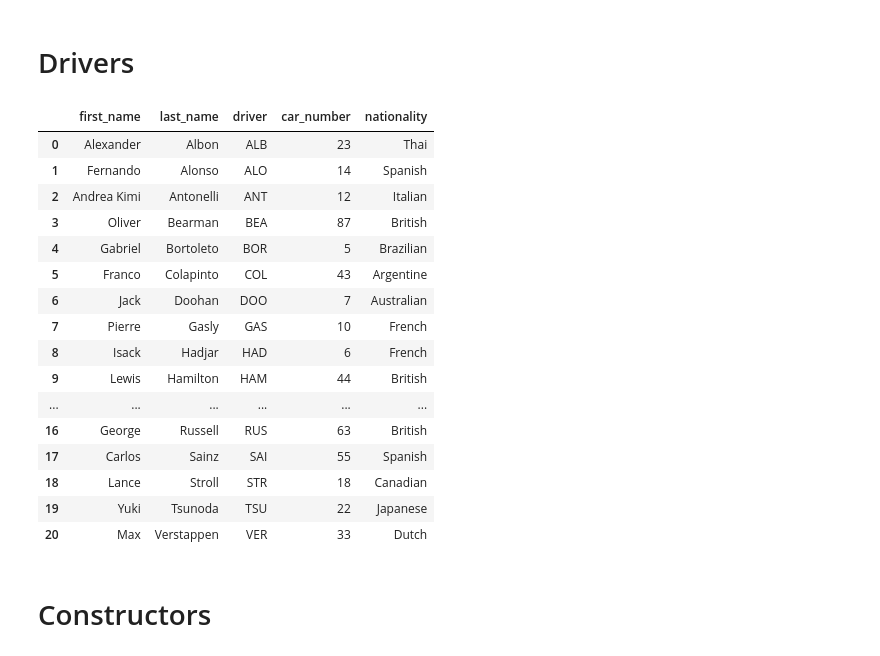
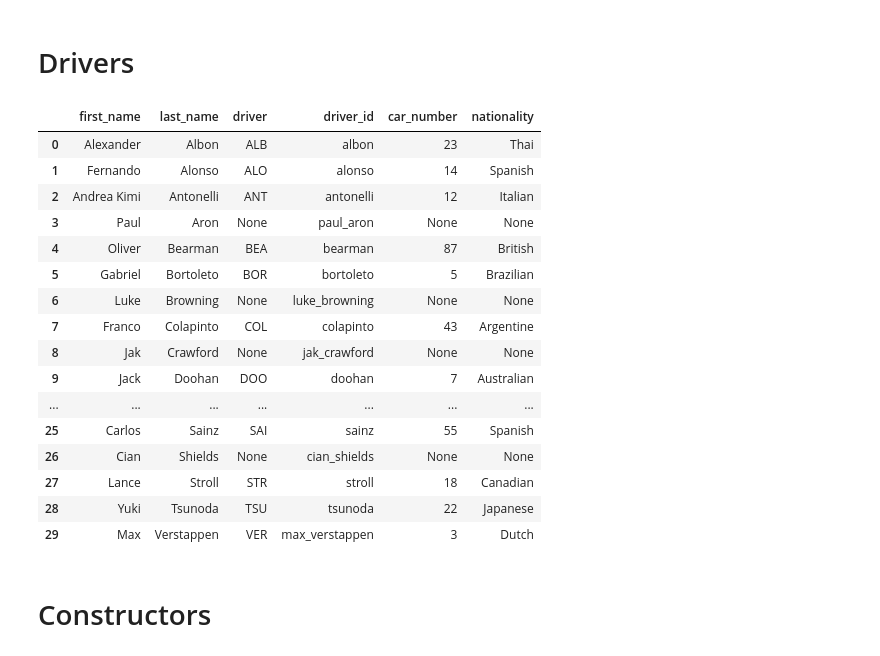
Before and after one commit to JohnAzizJA/F1-Fantasy-Prediction, a Jupyter notebook: notebooks/F1.ipynb, the cells around one changed output. Saved outputs shown, nothing was run; the diff lists cells and outputs as text; code cells hidden in the pictures.

```diff
--- a/notebooks/F1.ipynb
+++ b/notebooks/F1.ipynb
@@ -14,40 +14,41 @@ session_type = 'R'
 # %%
 url = f"{base_url}/{season}/drivers.json"
 response = requests.get(url)
 data = response.json()
 
 drivers = data['MRData']['DriverTable']['Drivers']
 
 rows = []
 for driver in drivers:
     rows.append({
-        "first_name": driver["givenName"],
-        "last_name": driver["familyName"],
-        "driver": driver["code"],
-        "car_number": driver["permanentNumber"],
-        "nationality": driver["nationality"]
+        "first_name": driver.get("givenName"),
+        "last_name": driver.get("familyName"),
+        "driver": driver.get("code"),
+        "driver_id": driver.get("driverId"),
+        "car_number": driver.get("permanentNumber"),
+        "nationality": driver.get("nationality")
     })
 
 df = pd.DataFrame(rows)
 df
 # %% [output]
-|  | first_name | last_name | driver | car_number | nationality |
-| 0 | Alexander | Albon | ALB | 23 | Thai |
-| 1 | Fernando | Alonso | ALO | 14 | Spanish |
-| 2 | Andrea Kimi | Antonelli | ANT | 12 | Italian |
-| 3 | Oliver | Bearman | BEA | 87 | British |
-| 4 | Gabriel | Bortoleto | BOR | 5 | Brazilian |
-| 5 | Franco | Colapinto | COL | 43 | Argentine |
-| 6 | Jack | Doohan | DOO | 7 | Australian |
-| 7 | Pierre | Gasly | GAS | 10 | French |
-| 8 | Isack | Hadjar | HAD | 6 | French |
-| 9 | Lewis | Hamilton | HAM | 44 | British |
-| ... | ... | ... | ... | ... | ... |
-| 16 | George | Russell | RUS | 63 | British |
-| 17 | Carlos | Sainz | SAI | 55 | Spanish |
-| 18 | Lance | Stroll | STR | 18 | Canadian |
-| 19 | Yuki | Tsunoda | TSU | 22 | Japanese |
-| 20 | Max | Verstappen | VER | 33 | Dutch |
+|  | first_name | last_name | driver | driver_id | car_number | nationality |
+| 0 | Alexander | Albon | ALB | albon | 23 | Thai |
+| 1 | Fernando | Alonso | ALO | alonso | 14 | Spanish |
+| 2 | Andrea Kimi | Antonelli | ANT | antonelli | 12 | Italian |
+| 3 | Paul | Aron | None | paul_aron | None | None |
+| 4 | Oliver | Bearman | BEA | bearman | 87 | British |
+| 5 | Gabriel | Bortoleto | BOR | bortoleto | 5 | Brazilian |
+| 6 | Luke | Browning | None | luke_browning | None | None |
+| 7 | Franco | Colapinto | COL | colapinto | 43 | Argentine |
+| 8 | Jak | Crawford | None | jak_crawford | None | None |
+| 9 | Jack | Doohan | DOO | doohan | 7 | Australian |
+| ... | ... | ... | ... | ... | ... | ... |
+| 25 | Carlos | Sainz | SAI | sainz | 55 | Spanish |
+| 26 | Cian | Shields | None | cian_shields | None | None |
+| 27 | Lance | Stroll | STR | stroll | 18 | Canadian |
+| 28 | Yuki | Tsunoda | TSU | tsunoda | 22 | Japanese |
+| 29 | Max | Verstappen | VER | max_verstappen | 3 | Dutch |
 # %% [markdown]
 # Constructors
 # %%
```
Also changed, not shown: parts of 8 cells of this notebook, 2 other files.
